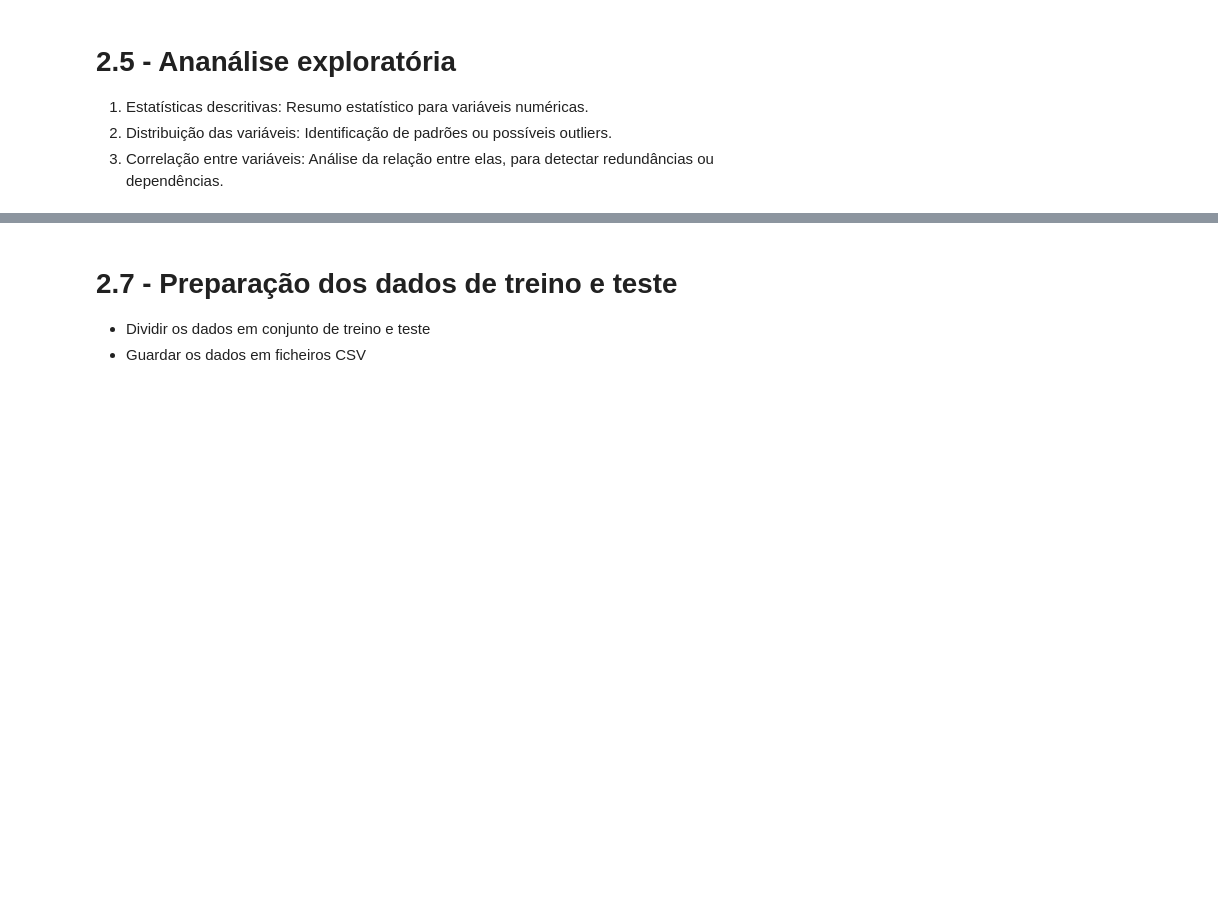
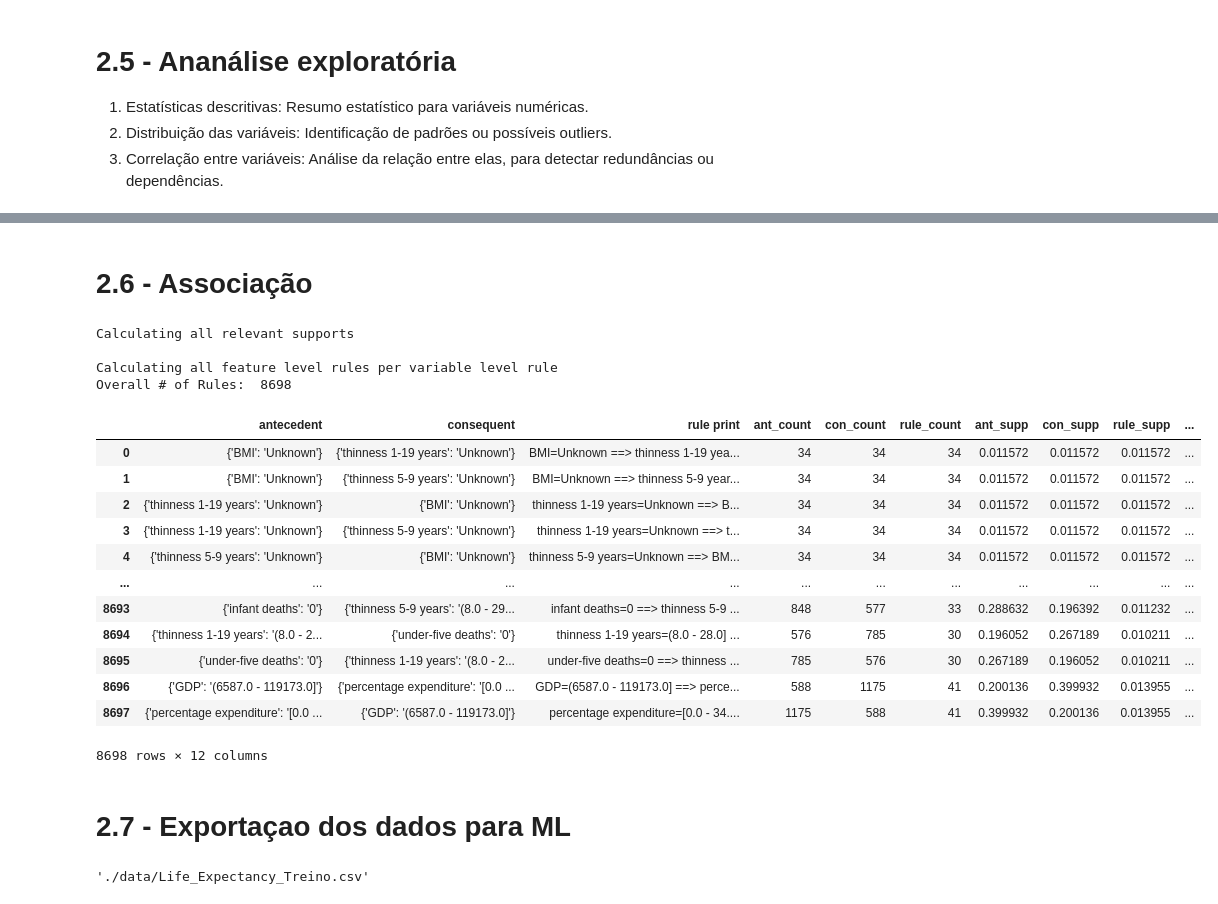
Before and after one commit to AvelinoAlmeida/Life-Expectancy, a Jupyter notebook: 2-data_preparation.ipynb, the cells around one changed output, grey strips where cells are left out. Drawn from its saved outputs; the diff is of its cells as text; code cells hidden in the pictures; blank space fills up the shorter version.

```diff
--- a/2-data_preparation.ipynb
+++ b/2-data_preparation.ipynb
@@ -68,0 +115,12 @@ df_original.isnull().sum()
+# %%
+# Tratar valores ausentes para análise:
+
+df_original['Life expectancy'] = df_original['Life expectancy'].fillna(df_original['Life expectancy'].median())
+df_original['Hepatitis B'] = df_original['Hepatitis B'].fillna(df_original['Hepatitis B'].median())
+df_original['Polio'] = df_original['Polio'].fillna(df_original['Polio'].median())
+df_original['Total expenditure'] = df_original['Total expenditure'].fillna(df_original['Total expenditure'].median())
+df_original['Diphtheria'] = df_original['Diphtheria'].fillna(df_original['Diphtheria'].median())
+df_original['GDP'] = df_original['GDP'].fillna(df_original['GDP'].median())
+df_original['Income composition of resources'] = df_original['Income composition of resources'].fillna(df_original['Income composition of resources'].median())
+df_original['Schooling'] = df_original['Schooling'].fillna(df_original['Schooling'].median())
+df_original.isnull().sum()
@@ -194,5 +253,0 @@ plt.show()
-# %% [markdown]
-# 2.7 - Preparação dos dados de treino e teste
-
-- Dividir os dados em conjunto de treino e teste
-- Guardar os dados em ficheiros CSV
@@ -218,0 +254,2 @@ y_test_df.to_csv('./data/y_test.csv', index=False)
+# %% [markdown]
+# 2.6 - Associação
@@ -218,0 +277,31 @@ y_test_df.to_csv('./data/y_test.csv', index=False)
+# %%
+rules, supp_dict = ar.create_association_rules(df_original, max_cols=2, binning_method=five_quantile_based_bins)
+rules
+# %% [output]
+Calculating all relevant supports
+
+Calculating all feature level rules per variable level rule
+Overall # of Rules:  8698
+|  | antecedent | consequent | rule print | ant_count | con_count | rule_count | ant_supp | con_supp | rule_supp | ... |
+| 0 | {'BMI': 'Unknown'} | {'thinness 1-19 years': 'Unknown'} | BMI=Unknown ==> thinness 1-19 yea... | 34 | 34 | 34 | 0.011572 | 0.011572 | 0.011572 | ... |
+| 1 | {'BMI': 'Unknown'} | {'thinness 5-9 years': 'Unknown'} | BMI=Unknown ==> thinness 5-9 year... | 34 | 34 | 34 | 0.011572 | 0.011572 | 0.011572 | ... |
+| 2 | {'thinness 1-19 years': 'Unknown'} | {'BMI': 'Unknown'} | thinness 1-19 years=Unknown ==> B... | 34 | 34 | 34 | 0.011572 | 0.011572 | 0.011572 | ... |
+| 3 | {'thinness 1-19 years': 'Unknown'} | {'thinness 5-9 years': 'Unknown'} | thinness 1-19 years=Unknown ==> t... | 34 | 34 | 34 | 0.011572 | 0.011572 | 0.011572 | ... |
+| 4 | {'thinness 5-9 years': 'Unknown'} | {'BMI': 'Unknown'} | thinness 5-9 years=Unknown ==> BM... | 34 | 34 | 34 | 0.011572 | 0.011572 | 0.011572 | ... |
+| ... | ... | ... | ... | ... | ... | ... | ... | ... | ... | ... |
+| 8693 | {'infant deaths': '0'} | {'thinness 5-9 years': '(8.0 - 29... | infant deaths=0 ==> thinness 5-9 ... | 848 | 577 | 33 | 0.288632 | 0.196392 | 0.011232 | ... |
+| 8694 | {'thinness 1-19 years': '(8.0 - 2... | {'under-five deaths': '0'} | thinness 1-19 years=(8.0 - 28.0] ... | 576 | 785 | 30 | 0.196052 | 0.267189 | 0.010211 | ... |
+| 8695 | {'under-five deaths': '0'} | {'thinness 1-19 years': '(8.0 - 2... | under-five deaths=0 ==> thinness ... | 785 | 576 | 30 | 0.267189 | 0.196052 | 0.010211 | ... |
+| 8696 | {'GDP': '(6587.0 - 119173.0]'} | {'percentage expenditure': '[0.0 ... | GDP=(6587.0 - 119173.0] ==> perce... | 588 | 1175 | 41 | 0.200136 | 0.399932 | 0.013955 | ... |
+| 8697 | {'percentage expenditure': '[0.0 ... | {'GDP': '(6587.0 - 119173.0]'} | percentage expenditure=[0.0 - 34.... | 1175 | 588 | 41 | 0.399932 | 0.200136 | 0.013955 | ... |
+8698 rows × 12 columns
+# %% [markdown]
+# 2.7 - Exportaçao dos dados para ML
+# %%
+# Exportar o dataset limpo para um ficheiro CSV
+data_treino = './data/Life_Expectancy_Treino.csv'
+df_original.to_csv(data_treino, index=False)
+
+data_treino
+# %% [output]
+'./data/Life_Expectancy_Treino.csv'
```
Also changed, not shown: parts of 20 cells of this notebook, 9 other files.
